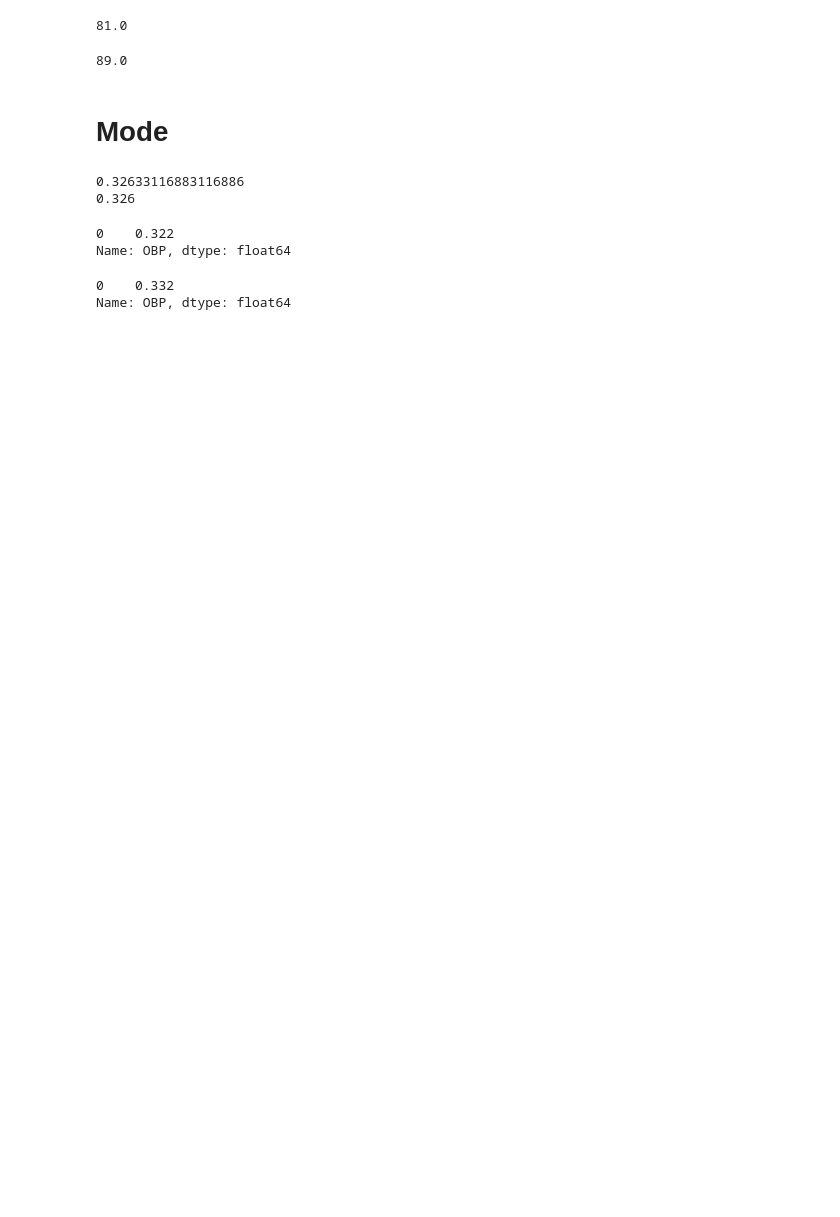
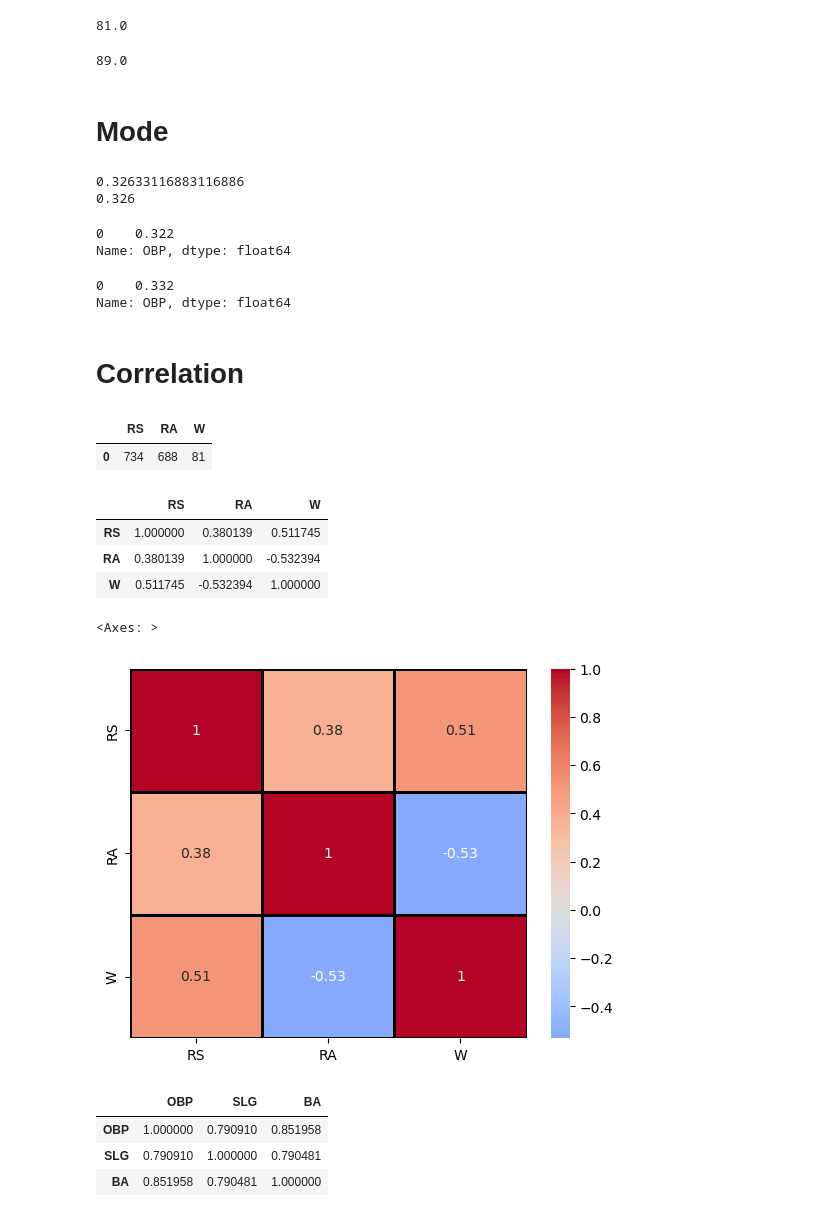
Before and after one commit to wprsousa/Udemy-Business_Data_Analytics_Intelligence_with_Python_2023, a Jupyter notebook: Statistics_and_Descriptive_Analytics/basic_statistics/basic_statistic.ipynb, the cells around one changed output. Cells and saved outputs as stored; diff of their text form; code cells hidden in the pictures; blank space fills up the shorter version.

```diff
--- a/Statistics_and_Descriptive_Analytics/basic_statistics/basic_statistic.ipynb
+++ b/Statistics_and_Descriptive_Analytics/basic_statistics/basic_statistic.ipynb
@@ -70,3 +70,42 @@ df.loc[df.Year == 2010].OBP.mode()
 # %% [output]
 0    0.332
 Name: OBP, dtype: float64
+# %% [markdown]
+# Correlation
+# %%
+#pick variables
+df_correlation = df[["RS", "RA", "W"]]
+df_correlation.head(1)
+# %% [output]
+|  | RS | RA | W |
+| 0 | 734 | 688 | 81 |
+# %%
+#Correlation matrix
+df_correlation.corr()
+# %% [output]
+|  | RS | RA | W |
+| RS | 1.000000 | 0.380139 | 0.511745 |
+| RA | 0.380139 | 1.000000 | -0.532394 |
+| W | 0.511745 | -0.532394 | 1.000000 |
+# %%
+#Correlation heatmap
+sns.heatmap(data=df_correlation.corr(),
+            annot=True,
+            fmt = '.2g',
+            center = 0,
+            cmap = 'coolwarm',
+            linewidths=1,
+            linecolor='black')
+# %% [output]
+<Axes: >
+[figure, added]
+# %%
+#challenge: correlation matrix between OBP, SLG and BA. Do as well a heatmap
+# with 2 parameters changed.
+df_correlation2 = df[["OBP", "SLG", "BA"]]
+df_correlation2.corr()
+# %% [output]
+|  | OBP | SLG | BA |
+| OBP | 1.000000 | 0.790910 | 0.851958 |
+| SLG | 0.790910 | 1.000000 | 0.790481 |
+| BA | 0.851958 | 0.790481 | 1.000000 |
```
Also changed, not shown: parts of 4 cells of this notebook, 7 other files.
